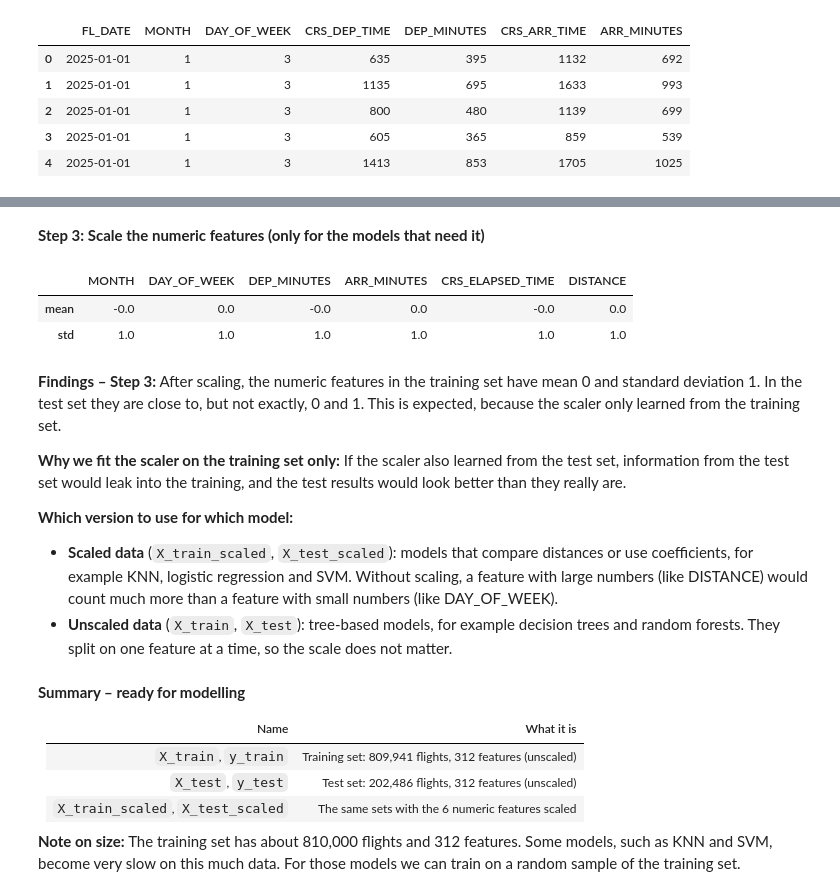
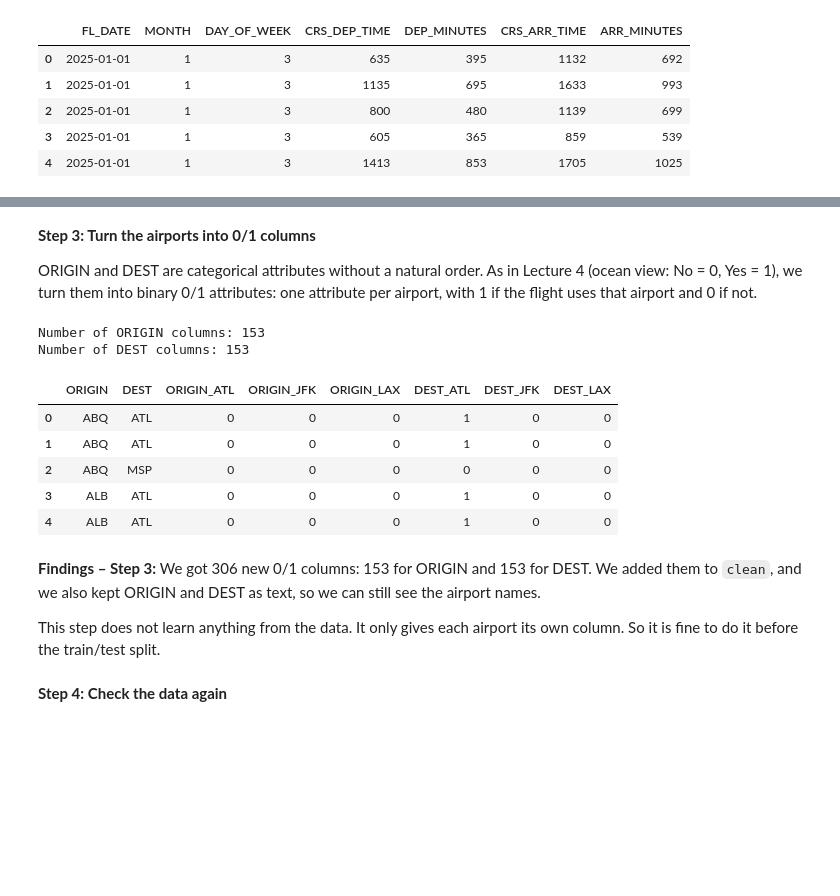
Before and after one commit to Malou100701/MachineLearning2026, a Jupyter notebook: flight_delay_analysis_starter.ipynb, the cells around one changed output, grey strips where cells are left out. Cells and saved outputs as stored; diff of their text form; code cells hidden in the pictures; blank space fills up the shorter version.

```diff
--- a/flight_delay_analysis_starter.ipynb
+++ b/flight_delay_analysis_starter.ipynb
@@ -589,43 +403,37 @@ Because the data is unbalanced, we used `stratify=y`. The share of late flights
-# %% [markdown]
-**Step 3: Scale the numeric features (only for the models that need it)**
-# %%
-from sklearn.preprocessing import StandardScaler
-
-# the numeric features have very different scales, e.g. DAY_OF_WEEK goes from 1 to 7
-# and DISTANCE goes up to 5,095. Scaling gives them all mean 0 and standard deviation 1.
-# the 0/1 airport columns are not scaled, they are already on a small scale.
-scaler = StandardScaler()
-
-# fit the scaler on the training set ONLY, so it learns nothing from the test set
-scaler.fit(X_train[NUMERIC_FEATURES])
-
-# use the same scaler on both sets (copies, so X_train and X_test stay unscaled)
-X_train_scaled = X_train.copy()
-X_test_scaled = X_test.copy()
-X_train_scaled[NUMERIC_FEATURES] = scaler.transform(X_train[NUMERIC_FEATURES])
-X_test_scaled[NUMERIC_FEATURES] = scaler.transform(X_test[NUMERIC_FEATURES])
-
-# check: in the training set the numeric features now have mean 0 and standard deviation 1
-display(X_train_scaled[NUMERIC_FEATURES].describe().loc[["mean", "std"]].round(2))
-# %% [output]
-|  | MONTH | DAY_OF_WEEK | DEP_MINUTES | ARR_MINUTES | CRS_ELAPSED_TIME | DISTANCE |
-| mean | -0.0 | 0.0 | -0.0 | 0.0 | -0.0 | 0.0 |
-| std | 1.0 | 1.0 | 1.0 | 1.0 | 1.0 | 1.0 |
-# %% [markdown]
-**Findings – Step 3:** After scaling, the numeric features in the training set have mean 0 and standard deviation 1. In the test set they are close to, but not exactly, 0 and 1. This is expected, because the scaler only learned from the training set.
-
-**Why we fit the scaler on the training set only:** If the scaler also learned from the test set, information from the test set would leak into the training, and the test results would look better than they really are.
-
-**Which version to use for which model:**
-- **Scaled data** (`X_train_scaled`, `X_test_scaled`): models that compare distances or use coefficients, for example KNN, logistic regression and SVM. Without scaling, a feature with large numbers (like DISTANCE) would count much more than a feature with small numbers (like DAY_OF_WEEK).
-- **Unscaled data** (`X_train`, `X_test`): tree-based models, for example decision trees and random forests. They split on one feature at a time, so the scale does not matter.
-# %% [markdown]
-**Summary – ready for modelling**
-
-| Name | What it is |
-|---|---|
-| `X_train`, `y_train` | Training set: 809,941 flights, 312 features (unscaled) |
-| `X_test`, `y_test` | Test set: 202,486 flights, 312 features (unscaled) |
-| `X_train_scaled`, `X_test_scaled` | The same sets with the 6 numeric features scaled |
-
-**Note on size:** The training set has about 810,000 flights and 312 features. Some models, such as KNN and SVM, become very slow on this much data. For those models we can train on a random sample of the training set.
+# %% [markdown]
+**Step 3: Turn the airports into 0/1 columns**
+
+ORIGIN and DEST are categorical attributes without a natural order. As in Lecture 4 (ocean view: No = 0, Yes = 1), we turn them into binary 0/1 attributes: one attribute per airport, with 1 if the flight uses that airport and 0 if not.
+# %%
+# as in Exercise 03, Task 3, we use pd.get_dummies(): it makes one column per airport,
+# e.g. ORIGIN_ATL = 1 if the flight leaves from Atlanta, else 0
+# dtype="int8" gives 0/1 instead of True/False, and uses little memory
+airports = pd.get_dummies(clean[["ORIGIN", "DEST"]], dtype="int8")
+
+# add the new columns to clean. ORIGIN and DEST stay as text too,
+# so we can still use them to look at the data, e.g. delays per airport
+clean = pd.concat([clean, airports], axis=1)
+
+# lists of the new column names, so we can use them as features in Section 5
+origin_cols = [col for col in airports.columns if col.startswith("ORIGIN_")]
+dest_cols = [col for col in airports.columns if col.startswith("DEST_")]
+print("Number of ORIGIN columns:", len(origin_cols))
+print("Number of DEST columns:", len(dest_cols))
+
+# show 5 flights: the airport as text, and a few of the new 0/1 columns
+clean[["ORIGIN", "DEST", "ORIGIN_ATL", "ORIGIN_JFK", "ORIGIN_LAX", "DEST_ATL", "DEST_JFK", "DEST_LAX"]].head()
+# %% [output]
+Number of ORIGIN columns: 153
+Number of DEST columns: 153
+|  | ORIGIN | DEST | ORIGIN_ATL | ORIGIN_JFK | ORIGIN_LAX | DEST_ATL | DEST_JFK | DEST_LAX |
+| 0 | ABQ | ATL | 0 | 0 | 0 | 1 | 0 | 0 |
+| 1 | ABQ | ATL | 0 | 0 | 0 | 1 | 0 | 0 |
+| 2 | ABQ | MSP | 0 | 0 | 0 | 0 | 0 | 0 |
+| 3 | ALB | ATL | 0 | 0 | 0 | 1 | 0 | 0 |
+| 4 | ALB | ATL | 0 | 0 | 0 | 1 | 0 | 0 |
+# %% [markdown]
+**Findings – Step 3:** We got 306 new 0/1 columns: 153 for ORIGIN and 153 for DEST. We added them to `clean`, and we also kept ORIGIN and DEST as text, so we can still see the airport names.
+
+This step does not learn anything from the data. It only gives each airport its own column. So it is fine to do it before the train/test split.
+# %% [markdown]
+**Step 4: Check the data again**
```
Also changed, not shown: parts of 33 cells of this notebook.
